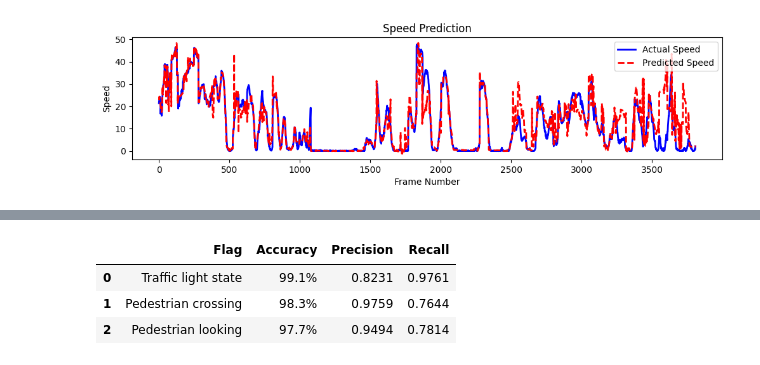
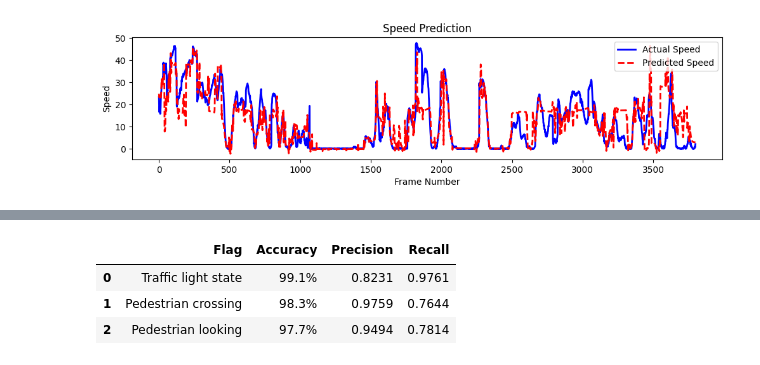
Before and after one commit to RobertDeLaCruzNEU/CS7180-Final, a Jupyter notebook: models/rnn-example.ipynb, the cells around one changed output, grey strips where cells are left out. Drawn from its saved outputs; the diff is of its cells as text; code cells hidden in the pictures.

```diff
--- a/models/rnn-example.ipynb
+++ b/models/rnn-example.ipynb
@@ -10,6 +10,9 @@ import pickle
 # %%
 with open('pedestrian_behavior_or_trafficlight_state_cnn_model.pkl', 'rb') as f:
     cnn_traffic_behaviour = pickle.load(f)
+
+with open('scene_autoencoder_model.pkl', 'rb') as f:
+    ann = pickle.load(f)
 # %%
 path = 'C:/Users/rober/OneDrive/Desktop/CS7150/CS7180-Final/data/annotations/vectorized-video-frames-labelled.dat'
 data = np.memmap(path, dtype='float16', mode='r', shape=(3810, 5, 128, 128, 13))
@@ -23,22 +64,17 @@ X_train, X_test, y_train, y_test = X[:split], X[split:], y[:split], y[split:]
 # %%
 rnn_speed = rnn.RecurrentNeuralNetwork(
     layers=[
-        cnn.Reshape((1, -1, 35)),
-        nn.LayerNorm(35),
-
-        nn.LSTM(input_size=35, hidden_size=128, num_layers=2, batch_first=True, dropout=0.2),
+        nn.LSTM(input_size=4, hidden_size=128, num_layers=2, batch_first=True, dropout=0.2),
         rnn.Output(),
-
-        nn.Linear(128, 1),
-        cnn.Reshape((-1, 1)) # Result is (N, 1)
+        nn.Linear(128, 1)
     ],
-    epoch=100,
-    learning_rate=0.001,
-    batch_size=1,
+    epoch=1000,
+    learning_rate=1e-3,
+    batch_size=32,
     criterion='MSELoss'
 )
 
-rnn_speed.fit(X_train, y_train)
+rnn_speed.fit(X_train_seq, y_train_seq)
 # %% [output]
 RecurrentNeuralNetwork(
   (layers): Sequential(
@@ -66,24 +99,24 @@ plt.show()
 # %%
 import matplotlib.pyplot as plt
 plt.figure(figsize=(12, 2.5))
 # Generate frame indices for the x-axis
-frames = range(len(rnn_speed.predict(X)))
-y_pred = rnn_speed.predict(X)
+y_pred = rnn_speed.predict(X_windows)
+frames = range(len(y_pred))
 
 # Plot actual vs predicted for the first object (index 0)
-plt.plot(frames, y[:, 0], label='Actual Speed', color='blue', linewidth=2)
+plt.plot(frames, y_windows[:, 0], label='Actual Speed', color='blue', linewidth=2)
 plt.plot(frames, y_pred[:, 0], label='Predicted Speed', color='red', linestyle='--', linewidth=2)
 
 # Add labels and a legend
 plt.xlabel('Frame Number')
 plt.ylabel('Speed')
 plt.title('Speed Prediction')
 plt.legend()
 
 # Save the plot as a file
 plt.savefig('speed_comparison.png')
 # %% [output]
-[figure, old version]
+[figure, new version]
 # %%
 # Save the model to a file
 with open('speed_rnn_model.pkl', 'wb') as f:
```
Also changed, not shown: parts of 8 cells of this notebook, 3 other files.
